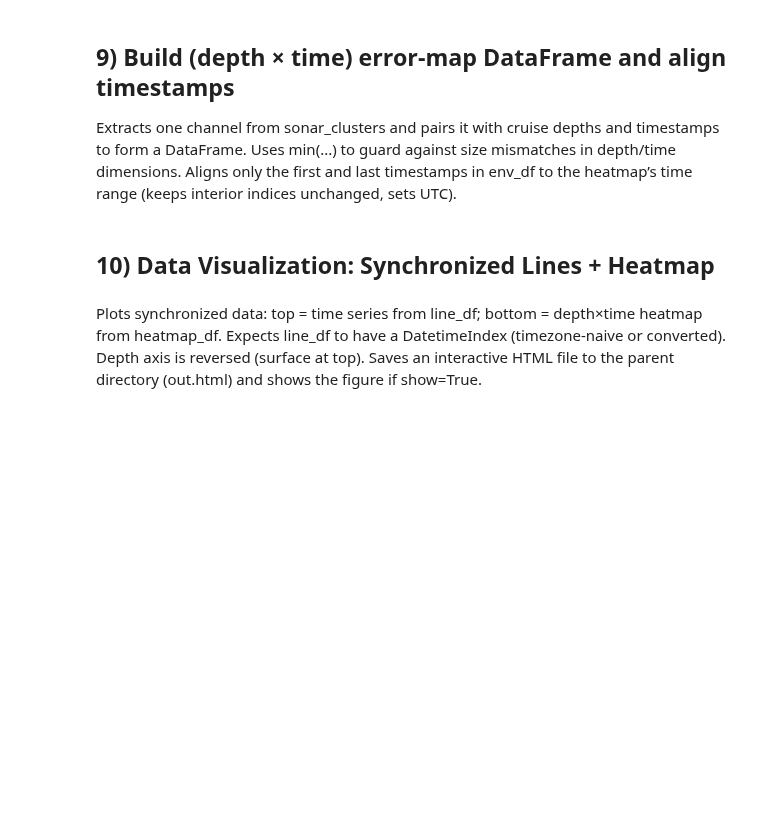
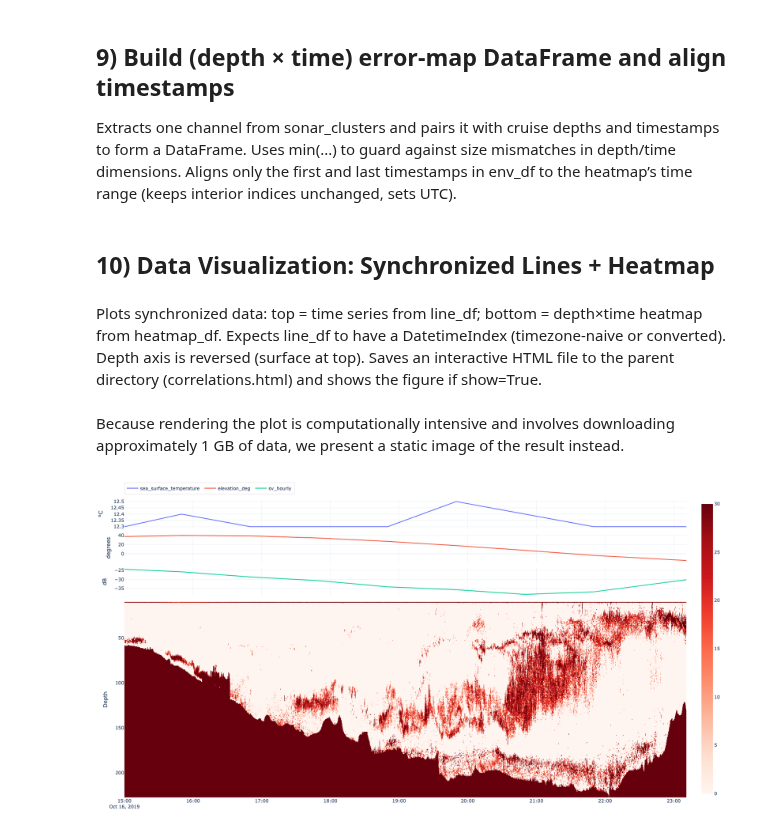
Before and after one commit to jukent/osdf-cookbook, a Jupyter notebook: notebooks/04_SonarAI_Technical.ipynb, the cells around one changed output. Drawn from its saved outputs; the diff is of its cells as text; code cells hidden in the pictures; blank space fills up the shorter version.

Commit message:
updated sonarai foundations and technical notebooks. Added an example image.

```diff
--- a/notebooks/04_SonarAI_Technical.ipynb
+++ b/notebooks/04_SonarAI_Technical.ipynb
@@ -469,7 +469,7 @@ env_df.index = idx
 Plots synchronized data: top = time series from line_df; bottom = depth×time heatmap from heatmap_df.
 Expects line_df to have a DatetimeIndex (timezone-naive or converted).
 Depth axis is reversed (surface at top).
-Saves an interactive HTML file to the parent directory (out.html) and shows the figure if show=True.
+Saves an interactive HTML file to the parent directory (correlations.html) and shows the figure if show=True.
 # %%
 def plot_synchronized_heatmaps_from_df(
         heatmap_df: pd.DataFrame,
@@ -563,0 +565,7 @@ fig.show()
+# %% [markdown]
+Because rendering the plot is computationally intensive and involves downloading approximately 1 GB of data, we present a static image of the result instead.
+# %%
+from IPython.display import Image, display
+display(Image(filename='../images/sonarai_example.png'))
+# %% [output]
+[figure, added]
```
Also changed, not shown: parts of 3 cells of this notebook, 2 other files.
